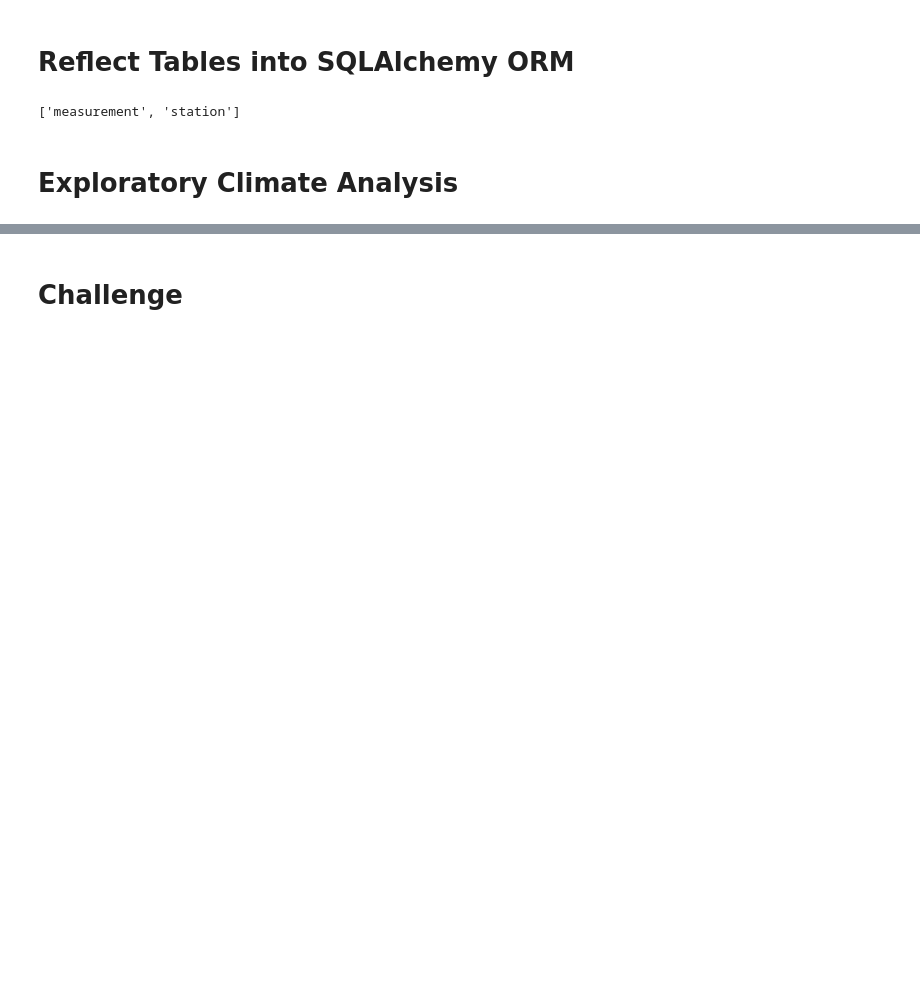
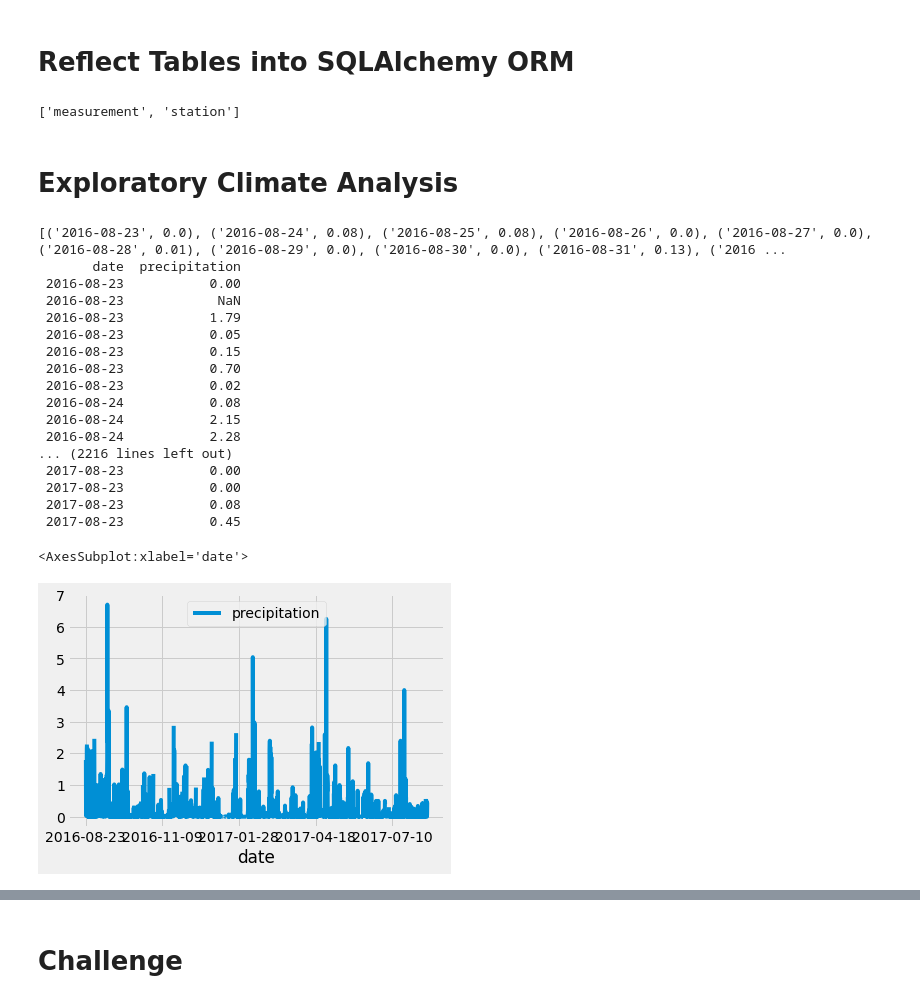
Before and after one commit to taimuri99/surfs_up, a Jupyter notebook: climate_analysis.ipynb, the cells around one changed output, grey strips where cells are left out. Cells and saved outputs as stored; diff of their text form; code cells hidden in the pictures; blank space fills up the shorter version.

```diff
--- a/climate_analysis.ipynb
+++ b/climate_analysis.ipynb
@@ -40,15 +40,39 @@ session = Session(engine)
 # %%
 # Design a query to retrieve the last 12 months of precipitation data and plot the results.
 #Starting from the last data point in the database.
-
+results = []
 # Calculate the date one year from the last date in data set.
-
+prev_year = dt.date(2017, 8, 23) - dt.timedelta(days=365)
 # Perform a query to retrieve the data and precipitation scores
-
+results = session.query(Measurement.date, Measurement.prcp).filter(Measurement.date >= prev_year).all()
+print(results)
 # Save the query results as a Pandas DataFrame and set the index to the date column
-
+df = pd.DataFrame(results, columns=['date','precipitation'])
+df.set_index(df['date'], inplace=True)
 # Sort the dataframe by date
-
+df = df.sort_index()
+print(df.to_string(index=False))
 # Use Pandas Plotting with Matplotlib to plot the data
+df.plot()
+# %% [output]
+[('2016-08-23', 0.0), ('2016-08-24', 0.08), ('2016-08-25', 0.08), ('2016-08-26', 0.0), ('2016-08-27', 0.0), ('2016-08-28', 0.01), ('2016-08-29', 0.0), ('2016-08-30', 0.0), ('2016-08-31', 0.13), ('2016 ...
+       date  precipitation
+ 2016-08-23           0.00
+ 2016-08-23            NaN
+ 2016-08-23           1.79
+ 2016-08-23           0.05
+ 2016-08-23           0.15
+ 2016-08-23           0.70
+ 2016-08-23           0.02
+ 2016-08-24           0.08
+ 2016-08-24           2.15
+ 2016-08-24           2.28
+... (2216 lines left out)
+ 2017-08-23           0.00
+ 2017-08-23           0.00
+ 2017-08-23           0.08
+ 2017-08-23           0.45
+<AxesSubplot:xlabel='date'>
+[figure, added]
 # %%
 # Use Pandas to calcualte the summary statistics for the precipitation data
```
Also changed, not shown: parts of 1 cell of this notebook.
